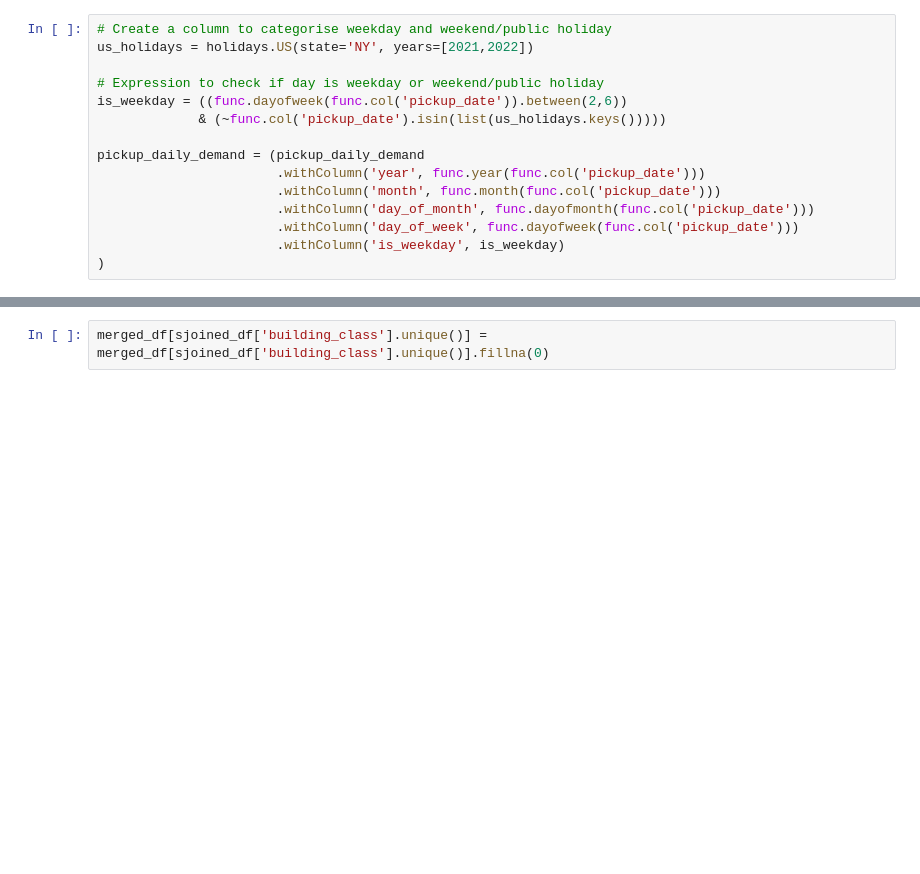
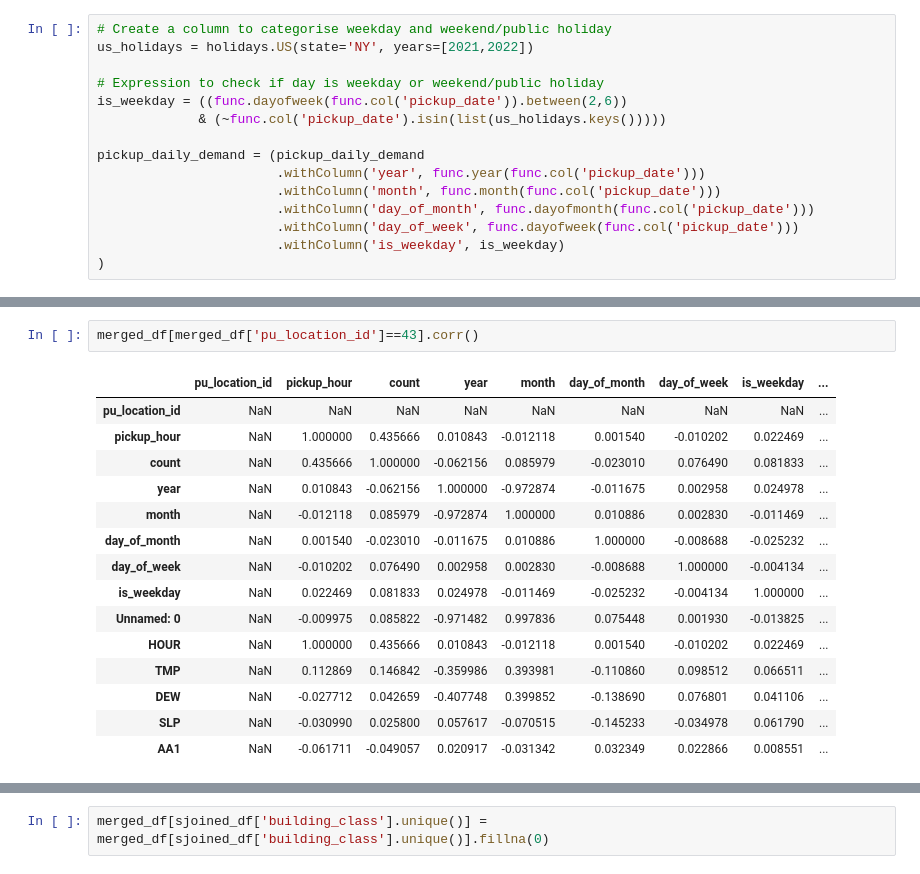
Before and after one commit to MuzhiRo/mast30034-project-1-olivertan1999, a Jupyter notebook: notebooks/EDA.ipynb, the cells around one changed output, grey strips where cells are left out. Cells and saved outputs as stored; diff of their text form; blank space fills up the shorter version.

```diff
--- a/notebooks/EDA.ipynb
+++ b/notebooks/EDA.ipynb
@@ -349,0 +376,18 @@ total_lot_bc.columns
+# %%
+merged_df[merged_df['pu_location_id']==43].corr()
+# %% [output]
+|  | pu_location_id | pickup_hour | count | year | month | day_of_month | day_of_week | is_weekday | ... |
+| pu_location_id | NaN | NaN | NaN | NaN | NaN | NaN | NaN | NaN | ... |
+| pickup_hour | NaN | 1.000000 | 0.435666 | 0.010843 | -0.012118 | 0.001540 | -0.010202 | 0.022469 | ... |
+| count | NaN | 0.435666 | 1.000000 | -0.062156 | 0.085979 | -0.023010 | 0.076490 | 0.081833 | ... |
+| year | NaN | 0.010843 | -0.062156 | 1.000000 | -0.972874 | -0.011675 | 0.002958 | 0.024978 | ... |
+| month | NaN | -0.012118 | 0.085979 | -0.972874 | 1.000000 | 0.010886 | 0.002830 | -0.011469 | ... |
+| day_of_month | NaN | 0.001540 | -0.023010 | -0.011675 | 0.010886 | 1.000000 | -0.008688 | -0.025232 | ... |
+| day_of_week | NaN | -0.010202 | 0.076490 | 0.002958 | 0.002830 | -0.008688 | 1.000000 | -0.004134 | ... |
+| is_weekday | NaN | 0.022469 | 0.081833 | 0.024978 | -0.011469 | -0.025232 | -0.004134 | 1.000000 | ... |
+| Unnamed: 0 | NaN | -0.009975 | 0.085822 | -0.971482 | 0.997836 | 0.075448 | 0.001930 | -0.013825 | ... |
+| HOUR | NaN | 1.000000 | 0.435666 | 0.010843 | -0.012118 | 0.001540 | -0.010202 | 0.022469 | ... |
+| TMP | NaN | 0.112869 | 0.146842 | -0.359986 | 0.393981 | -0.110860 | 0.098512 | 0.066511 | ... |
+| DEW | NaN | -0.027712 | 0.042659 | -0.407748 | 0.399852 | -0.138690 | 0.076801 | 0.041106 | ... |
+| SLP | NaN | -0.030990 | 0.025800 | 0.057617 | -0.070515 | -0.145233 | -0.034978 | 0.061790 | ... |
+| AA1 | NaN | -0.061711 | -0.049057 | 0.020917 | -0.031342 | 0.032349 | 0.022866 | 0.008551 | ... |
```
Also changed, not shown: parts of 20 cells of this notebook, 2 other files.
